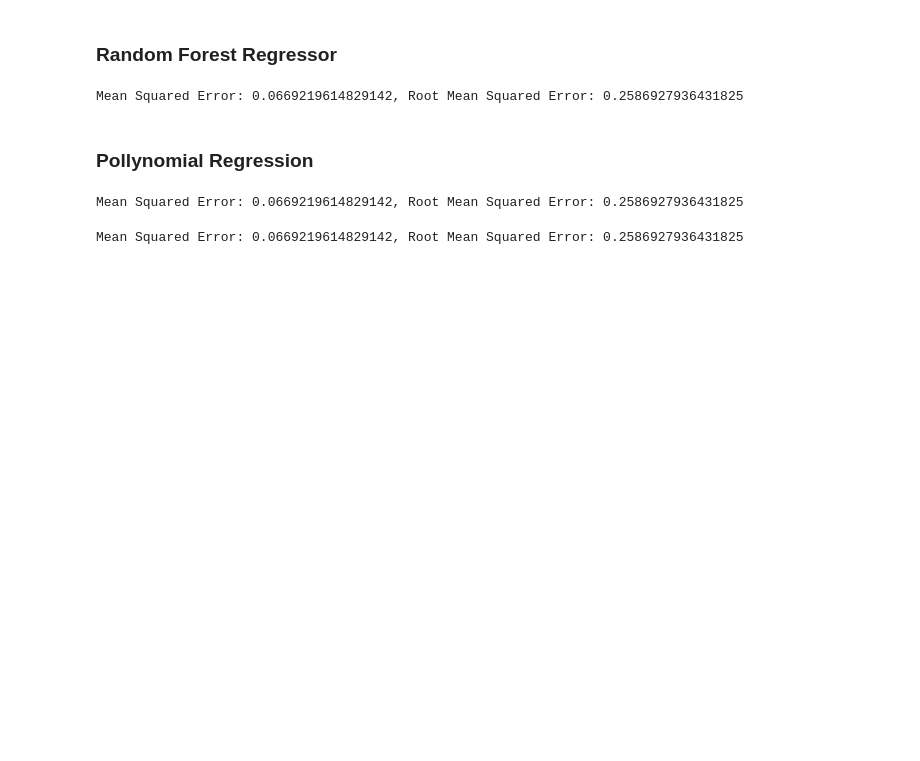
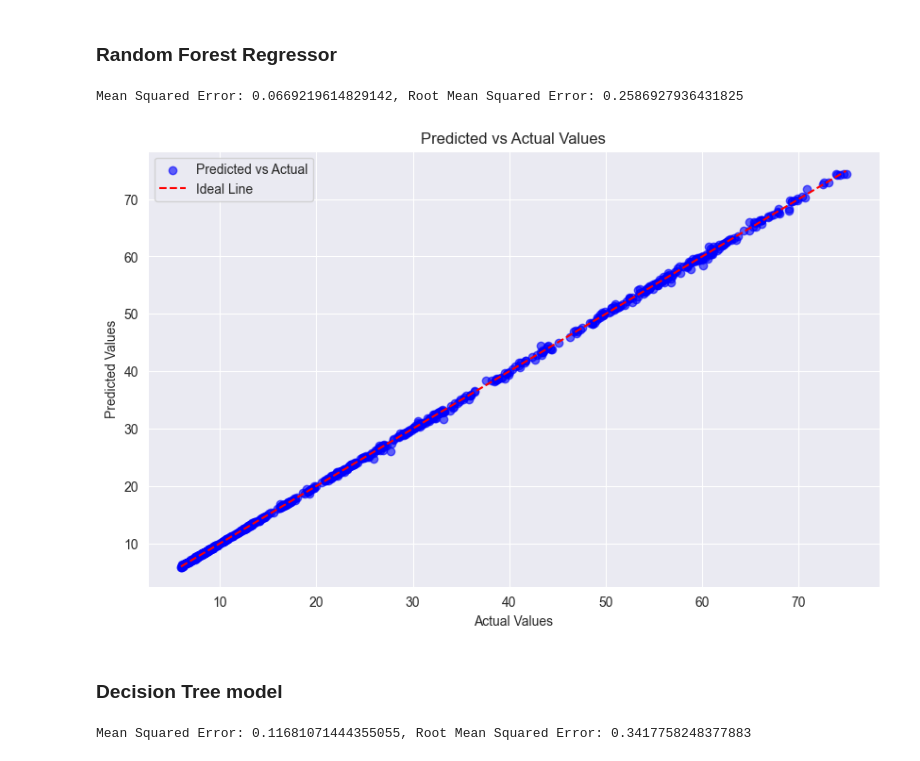
Before and after one commit to mertgenc0/mydsprojects, a Jupyter notebook: NasdaqDataS/nasdaqcompanies.ipynb, the cells around one changed output. Saved outputs shown, nothing was run; the diff lists cells and outputs as text; code cells hidden in the pictures; blank space fills up the shorter version.

```diff
--- a/NasdaqDataS/nasdaqcompanies.ipynb
+++ b/NasdaqDataS/nasdaqcompanies.ipynb
@@ -189,35 +191,35 @@ ValueError: continuous is not supported
 rmrmodel = RandomForestRegressor(n_estimators=100, random_state=42)
 rmrmodel.fit(X_train, y_train)
 
-predictions = rmrmodel.predict(X_test)
+rf_pred = rmrmodel.predict(X_test)
 
-mse = mean_squared_error(y_test, predictions)
+mse = mean_squared_error(y_test, rf_pred)
 rmse = np.sqrt(mse)
 print(f'Mean Squared Error: {mse}, Root Mean Squared Error: {rmse}')
 # %% [output]
 Mean Squared Error: 0.0669219614829142, Root Mean Squared Error: 0.2586927936431825
-# %% [markdown]
-### Pollynomial Regression
-# %%
-polyreg = make_pipeline(PolynomialFeatures(4), LinearRegression())
-polyreg.fit(X_train, y_train)
-
-poly_predictions = polyreg.predict(X_test)
-
-pmse = mean_squared_error(y_test, predictions)
-prmse = np.sqrt(mse)
-print(f'Mean Squared Error: {pmse}, Root Mean Squared Error: {prmse}')
-# %% [output]
-Mean Squared Error: 0.0669219614829142, Root Mean Squared Error: 0.2586927936431825
+# %%
+plt.figure(figsize=(10, 6))
+plt.scatter(y_test, rf_pred, color='blue', alpha=0.6, label='Predicted vs Actual')
+plt.plot([y_test.min(), y_test.max()], [y_test.min(), y_test.max()], color='red', linestyle='--', label='Ideal Line')
+plt.title('Predicted vs Actual Values')
+plt.xlabel('Actual Values')
+plt.ylabel('Predicted Values')
+plt.legend()
+plt.show()
+# %% [output]
+[figure, added]
+# %% [markdown]
+### Decision Tree model
 # %%
 
 tree_model = DecisionTreeRegressor(random_state=42)
 tree_model.fit(X_train, y_train)
 
-tree_predictions = tree_model.predict(X_test)
+tree_pred = tree_model.predict(X_test)
 
-tmse = mean_squared_error(y_test, predictions)
-trmse = np.sqrt(mse)
+tmse = mean_squared_error(y_test, tree_pred)
+trmse = np.sqrt(tmse)
 print(f'Mean Squared Error: {tmse}, Root Mean Squared Error: {trmse}')
 # %% [output]
-Mean Squared Error: 0.0669219614829142, Root Mean Squared Error: 0.2586927936431825
+Mean Squared Error: 0.11681071444355055, Root Mean Squared Error: 0.3417758248377883
```
Also changed, not shown: parts of 4 cells of this notebook, 2 other files.
